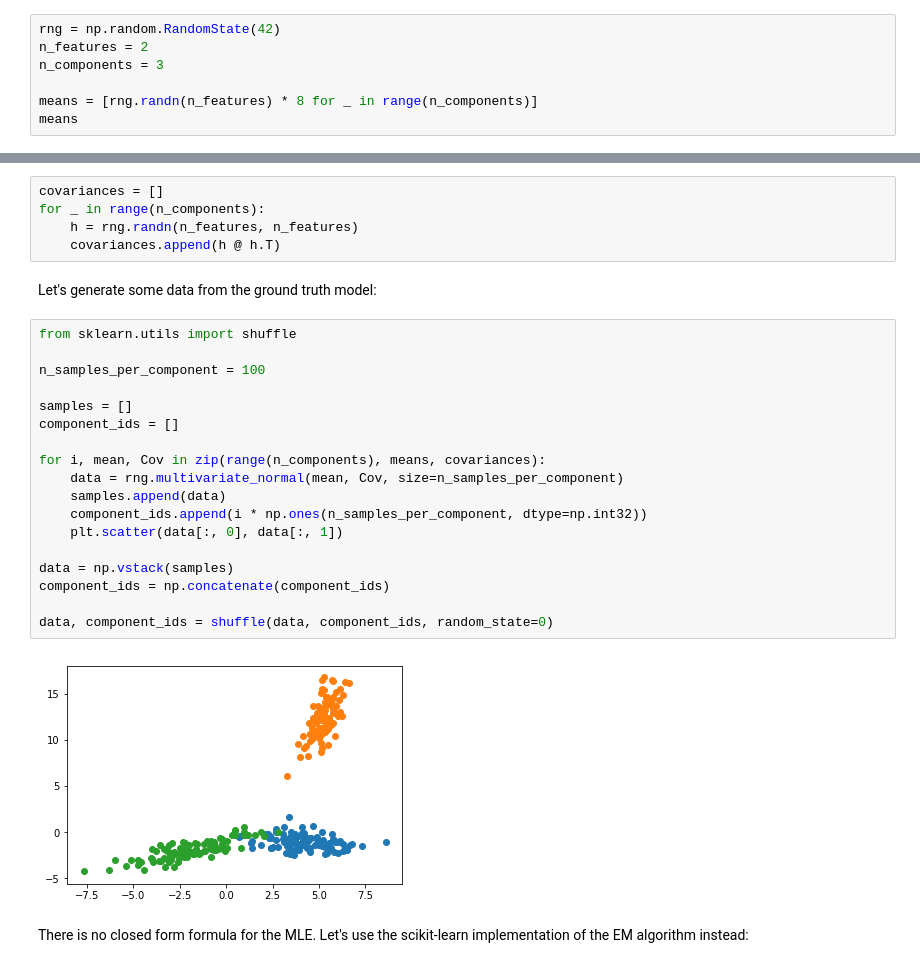
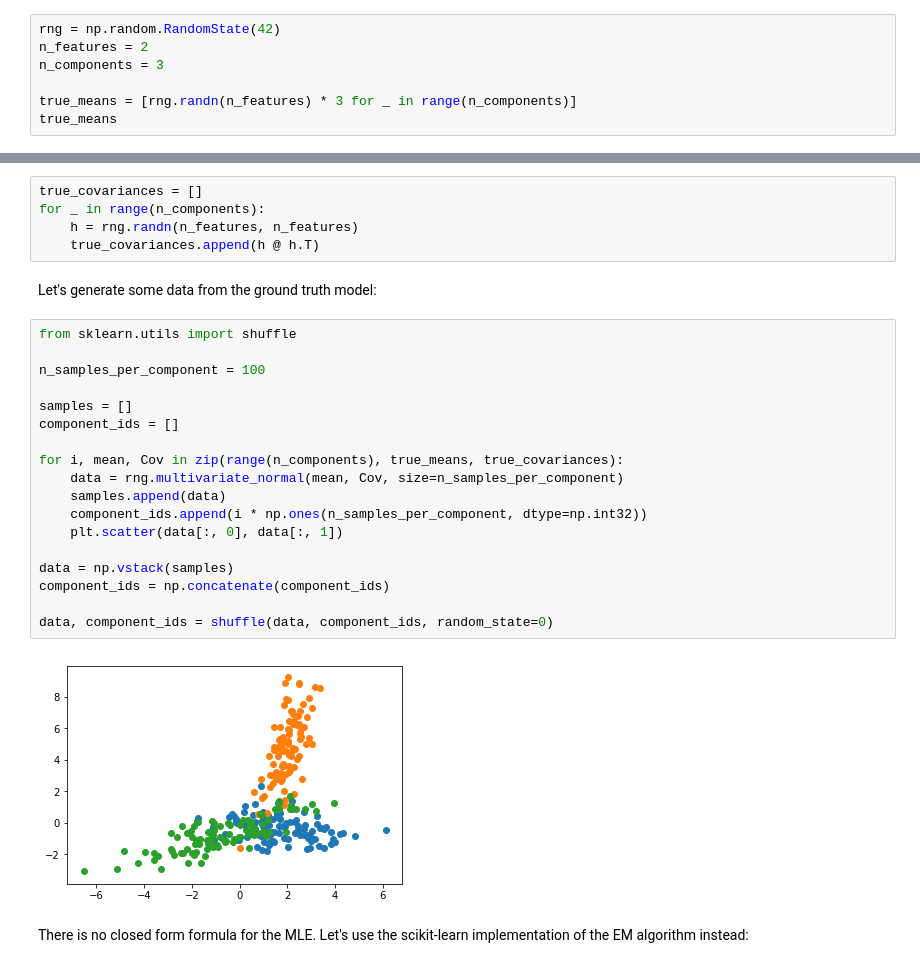
Before and after one commit to ogrisel/notebooks, a Jupyter notebook: gmm/GMM with PyTorch.ipynb, the cells around one changed output, grey strips where cells are left out. Saved outputs shown, nothing was run; the diff lists cells and outputs as text.

```diff
--- a/gmm/GMM with PyTorch.ipynb
+++ b/gmm/GMM with PyTorch.ipynb
@@ -265,6 +265,6 @@ rng = np.random.RandomState(42)
 n_features = 2
 n_components = 3
 
-means = [rng.randn(n_features) * 8 for _ in range(n_components)]
-means
+true_means = [rng.randn(n_features) * 3 for _ in range(n_components)]
+true_means
 # %% [output]
@@ -274,30 +274,30 @@ means
 # %%
-covariances = []
+true_covariances = []
 for _ in range(n_components):
     h = rng.randn(n_features, n_features)
-    covariances.append(h @ h.T)
+    true_covariances.append(h @ h.T)
 # %% [markdown]
 Let's generate some data from the ground truth model:
 # %%
 from sklearn.utils import shuffle
 
 n_samples_per_component = 100
 
 samples = []
 component_ids = []
 
-for i, mean, Cov in zip(range(n_components), means, covariances):
+for i, mean, Cov in zip(range(n_components), true_means, true_covariances):
     data = rng.multivariate_normal(mean, Cov, size=n_samples_per_component)
     samples.append(data)
     component_ids.append(i * np.ones(n_samples_per_component, dtype=np.int32))
     plt.scatter(data[:, 0], data[:, 1])
 
 data = np.vstack(samples)
 component_ids = np.concatenate(component_ids)
 
 data, component_ids = shuffle(data, component_ids, random_state=0)
 # %% [output]
-[figure, old version]
+[figure, new version]
 # %% [markdown]
 There is no closed form formula for the MLE. Let's use the scikit-learn implementation of the EM algorithm instead:
 # %%
```
Also changed, not shown: parts of 31 cells of this notebook.
